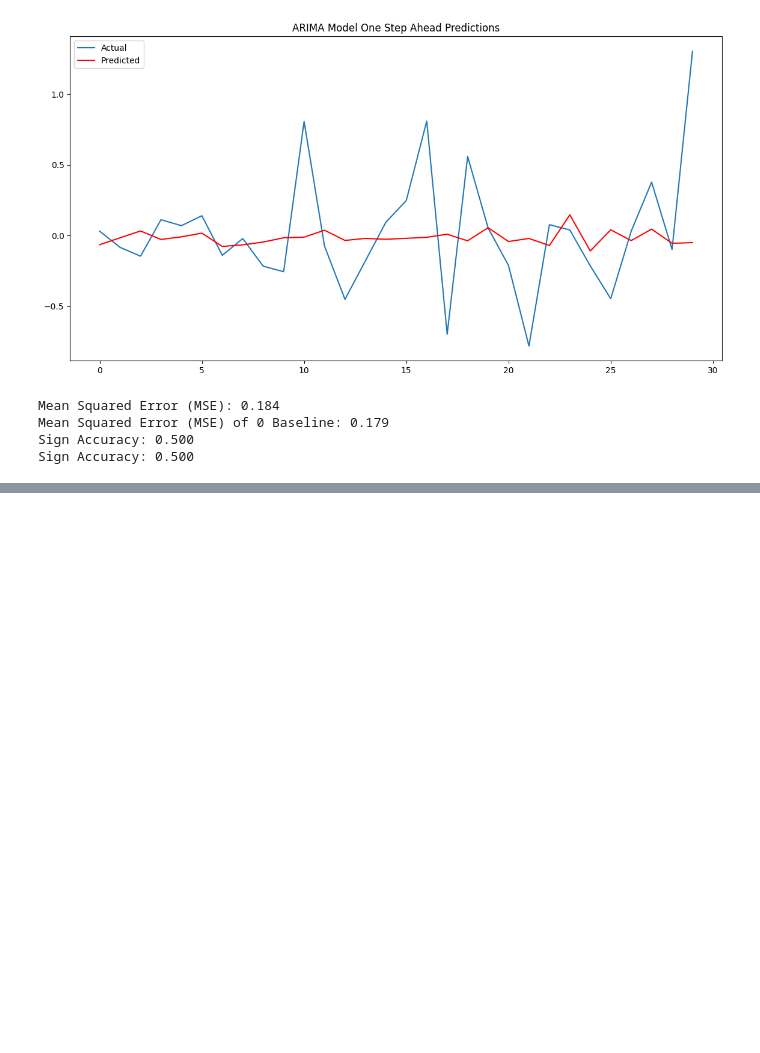
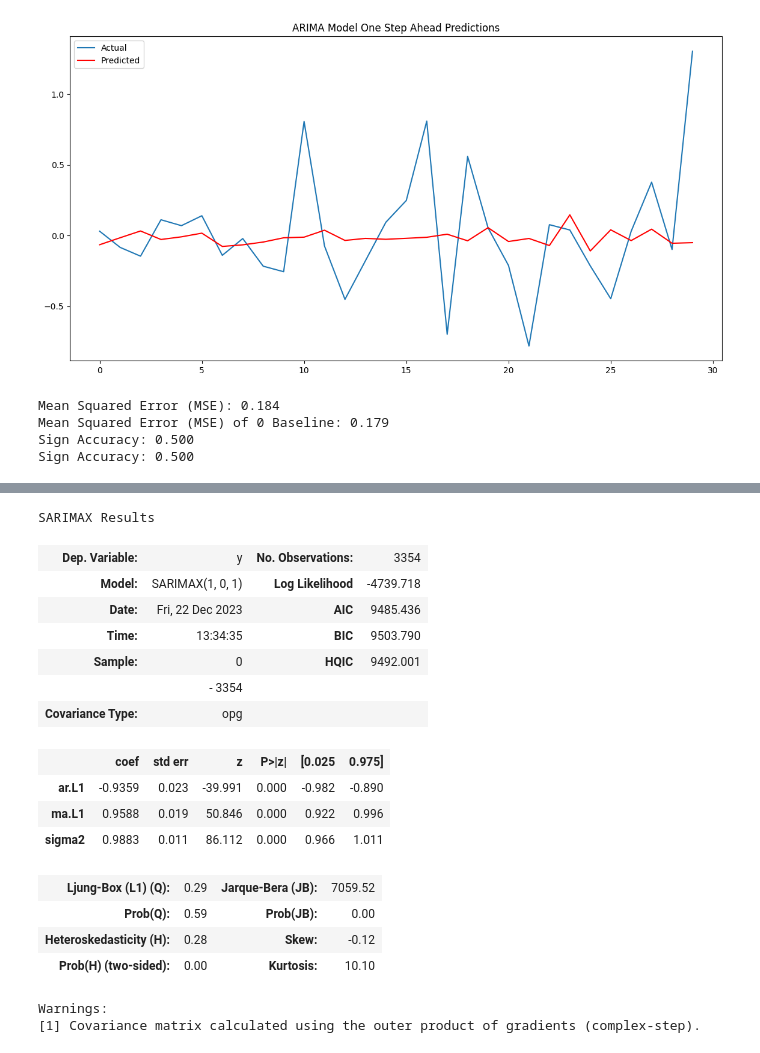
Before and after one commit to yuasosnin/chaotic-ts-hse-2023, a Jupyter notebook: 3. ARIMA.ipynb, the cells around one changed output, grey strips where cells are left out. Saved outputs shown, nothing was run; the diff lists cells and outputs as text; code cells hidden in the pictures; blank space fills up the shorter version.

```diff
--- a/3. ARIMA.ipynb
+++ b/3. ARIMA.ipynb
@@ -140,0 +167,21 @@ Sign Accuracy: 0.500
+# %%
+fitted_model.summary()
+# %% [output]
+SARIMAX Results
+| Dep. Variable: | y | No. Observations: | 3354 |
+| Model: | SARIMAX(1, 0, 1) | Log Likelihood | -4739.718 |
+| Date: | Fri, 22 Dec 2023 | AIC | 9485.436 |
+| Time: | 13:34:35 | BIC | 9503.790 |
+| Sample: | 0 | HQIC | 9492.001 |
+|  | - 3354 |  |  |
+| Covariance Type: | opg |  |  |
+|  | coef | std err | z | P>|z| | [0.025 | 0.975] |
+| ar.L1 | -0.9359 | 0.023 | -39.991 | 0.000 | -0.982 | -0.890 |
+| ma.L1 | 0.9588 | 0.019 | 50.846 | 0.000 | 0.922 | 0.996 |
+| sigma2 | 0.9883 | 0.011 | 86.112 | 0.000 | 0.966 | 1.011 |
+| Ljung-Box (L1) (Q): | 0.29 | Jarque-Bera (JB): | 7059.52 |
+| Prob(Q): | 0.59 | Prob(JB): | 0.00 |
+| Heteroskedasticity (H): | 0.28 | Skew: | -0.12 |
+| Prob(H) (two-sided): | 0.00 | Kurtosis: | 10.10 |
+Warnings:
+[1] Covariance matrix calculated using the outer product of gradients (complex-step).
```
Also changed, not shown: parts of 6 cells of this notebook.
